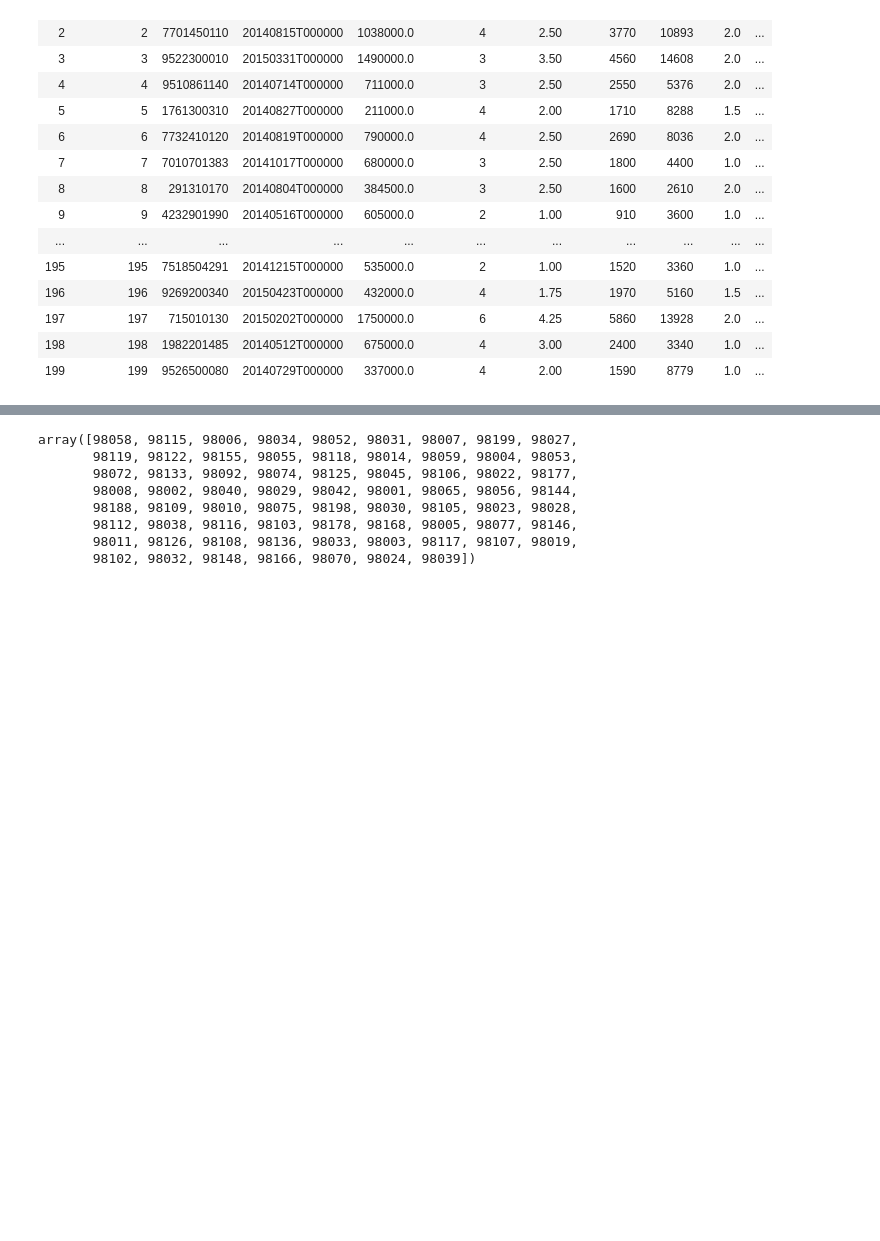
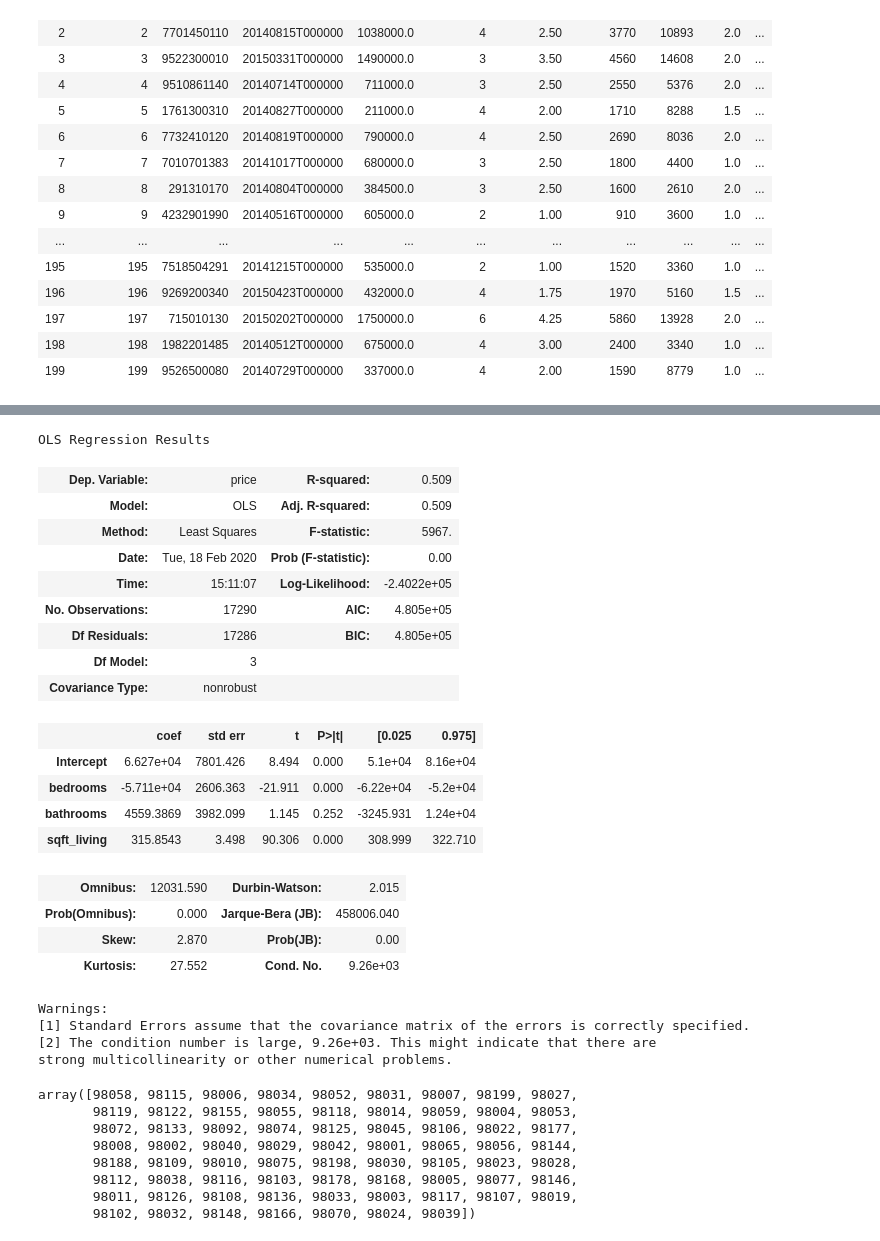
Before and after one commit to bphall/nyc-mhtn-ds-010620-lectures, a Jupyter notebook: week-6/KC_house_data/real_hou.ipynb, the cells around one changed output, grey strips where cells are left out. Drawn from its saved outputs; the diff is of its cells as text; code cells hidden in the pictures; blank space fills up the shorter version.

```diff
--- a/week-6/KC_house_data/real_hou.ipynb
+++ b/week-6/KC_house_data/real_hou.ipynb
@@ -64,3 +77,29 @@ df_zip = df[df['zipcode'] == 98115]
+# %%
+model.summary()
+# %% [output]
+OLS Regression Results
+| Dep. Variable: | price | R-squared: | 0.509 |
+| Model: | OLS | Adj. R-squared: | 0.509 |
+| Method: | Least Squares | F-statistic: | 5967. |
+| Date: | Tue, 18 Feb 2020 | Prob (F-statistic): | 0.00 |
+| Time: | 15:11:07 | Log-Likelihood: | -2.4022e+05 |
+| No. Observations: | 17290 | AIC: | 4.805e+05 |
+| Df Residuals: | 17286 | BIC: | 4.805e+05 |
+| Df Model: | 3 |  |  |
+| Covariance Type: | nonrobust |  |  |
+|  | coef | std err | t | P>|t| | [0.025 | 0.975] |
+| Intercept | 6.627e+04 | 7801.426 | 8.494 | 0.000 | 5.1e+04 | 8.16e+04 |
+| bedrooms | -5.711e+04 | 2606.363 | -21.911 | 0.000 | -6.22e+04 | -5.2e+04 |
+| bathrooms | 4559.3869 | 3982.099 | 1.145 | 0.252 | -3245.931 | 1.24e+04 |
+| sqft_living | 315.8543 | 3.498 | 90.306 | 0.000 | 308.999 | 322.710 |
+| Omnibus: | 12031.590 | Durbin-Watson: | 2.015 |
+| Prob(Omnibus): | 0.000 | Jarque-Bera (JB): | 458006.040 |
+| Skew: | 2.870 | Prob(JB): | 0.00 |
+| Kurtosis: | 27.552 | Cond. No. | 9.26e+03 |
+Warnings:
+[1] Standard Errors assume that the covariance matrix of the errors is correctly specified.
+[2] The condition number is large, 9.26e+03. This might indicate that there are
+strong multicollinearity or other numerical problems.
 # %%
 df.zipcode.unique()
 # %% [output]
```
Also changed, not shown: parts of 9 cells of this notebook.
